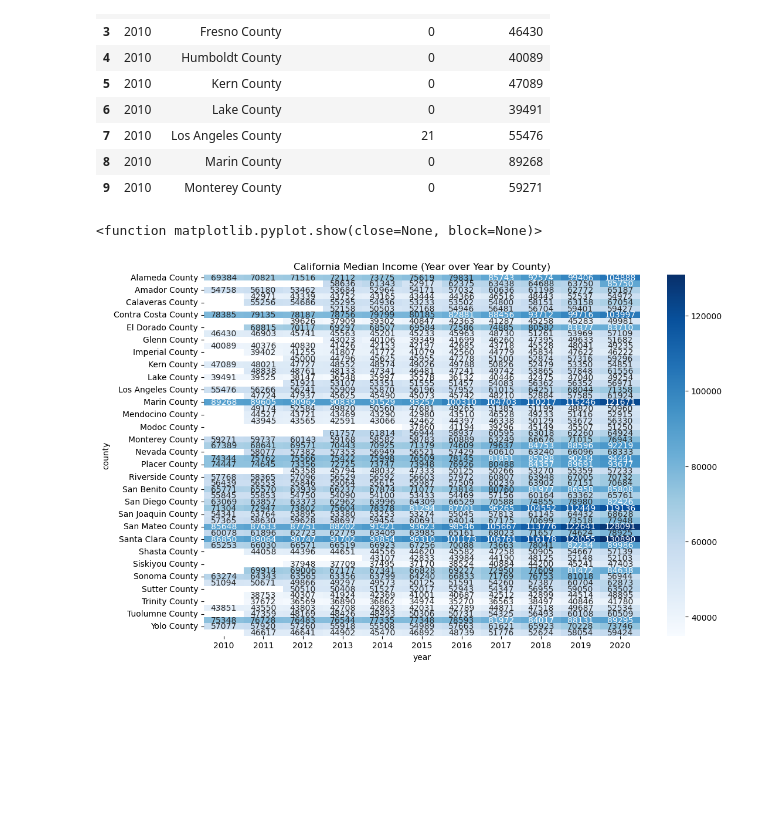
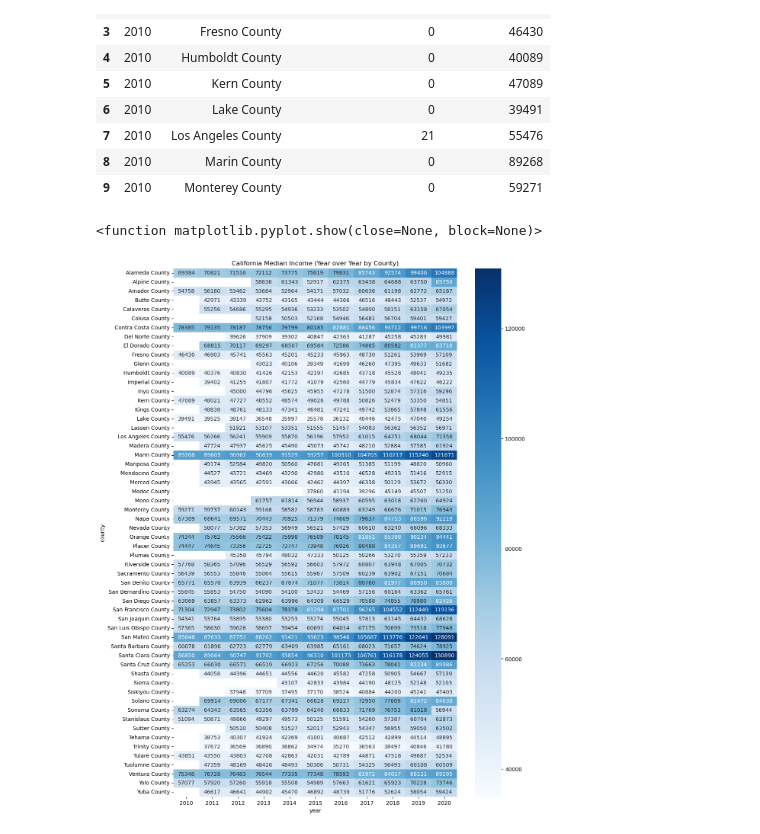
Before and after one commit to rune-encoder/Project-1, a Jupyter notebook: notebooks/individual_work/bryce_exploration/Data Cleaning/CA_Income_DataVis.ipynb, the cells around one changed output. Saved outputs shown, nothing was run; the diff lists cells and outputs as text; code cells hidden in the pictures; blank space fills up the shorter version.

Commit message:
income vis

```diff
--- a/notebooks/individual_work/bryce_exploration/Data Cleaning/CA_Income_DataVis.ipynb
+++ b/notebooks/individual_work/bryce_exploration/Data Cleaning/CA_Income_DataVis.ipynb
@@ -86,10 +86,19 @@ None
 # %%
 #Generate Heatmap to chart Median income by year per county
 ca_income_pivot = ca_ev_df.pivot_table(index="county", columns="year", values= "median_income")
-plt.figure(figsize=(12,8))
+y_labels_income = ca_ev_df["county"]
+plt.figure(figsize=(12,18))
+plt.yticks(ticks=range(len(y_labels_income)), labels=y_labels_income, fontsize=10)
 sns.heatmap(ca_income_pivot, cmap="Blues", annot=True, fmt=".0f")
 plt.title("California Median Income (Year over Year by County)")
+
+#Export and save figure
+file_name = "ca_county_income_vis.png"
+file_path = Path(f"../../../../reports/figures/income_by_county/{file_name}")
+
+plt.savefig(file_path)
+
 plt.show
 # %% [output]
 <function matplotlib.pyplot.show(close=None, block=None)>
-[figure, old version]
+[figure, new version]
```
Also changed, not shown: parts of 3 cells of this notebook, 8 other files.
